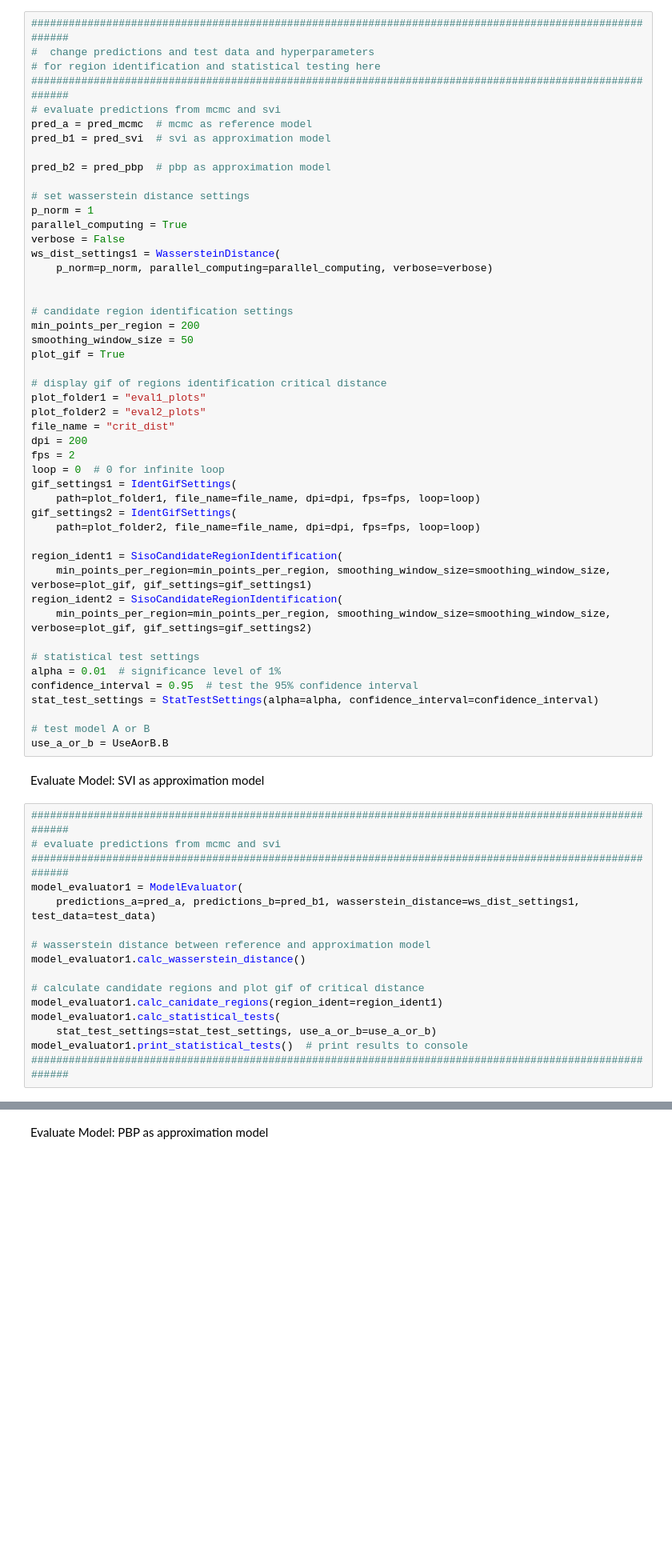
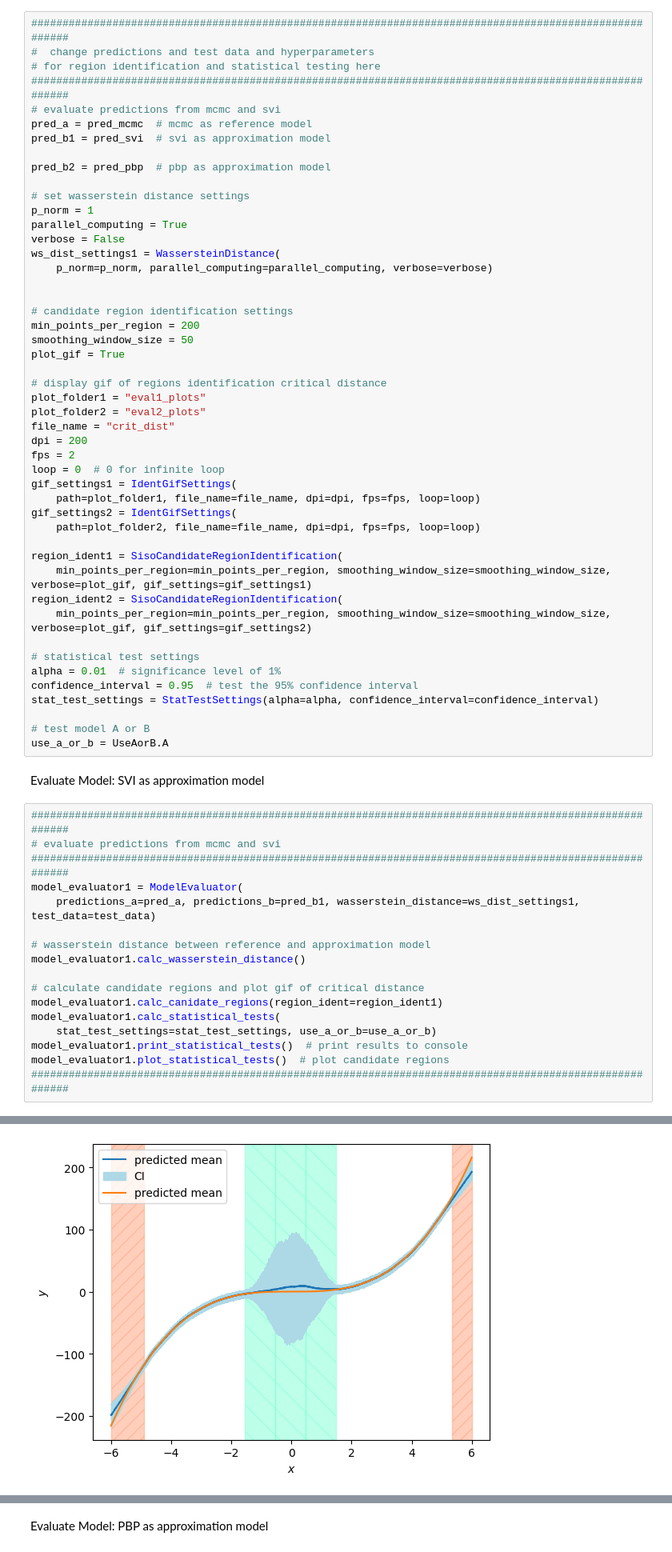
Before and after one commit to KIT-ISAS/BNN_Trust_Regions_SISO, a Jupyter notebook: example.ipynb, the cells around one changed output, grey strips where cells are left out. Shown: that part at 80% size. Cells and saved outputs as stored; diff of their text form; blank space fills up the shorter version.

Commit message:
add more plot options

```diff
--- a/example.ipynb
+++ b/example.ipynb
@@ -84,7 +84,7 @@ confidence_interval = 0.95  # test the 95% confidence interval
 stat_test_settings = StatTestSettings(alpha=alpha, confidence_interval=confidence_interval)
 
 # test model A or B
-use_a_or_b = UseAorB.B
+use_a_or_b = UseAorB.A
 # %% [markdown]
 Evaluate Model: SVI as approximation model
 # %%
@@ -102,6 +102,7 @@ model_evaluator1.calc_canidate_regions(region_ident=region_ident1)
 model_evaluator1.calc_statistical_tests(
     stat_test_settings=stat_test_settings, use_a_or_b=use_a_or_b)
 model_evaluator1.print_statistical_tests()  # print results to console
+model_evaluator1.plot_statistical_tests()  # plot candidate regions
 ########################################################################################################
 # %% [output]
 Binomial test results:
@@ -123,2 +124,3 @@ Binomial test results:
 +-------+-------+-------+---------+----------------------+-----------------------+------------------------+--------------+
 [figure]
+[figure, added]
```
Also changed, not shown: parts of 2 cells of this notebook, 3 other files.
